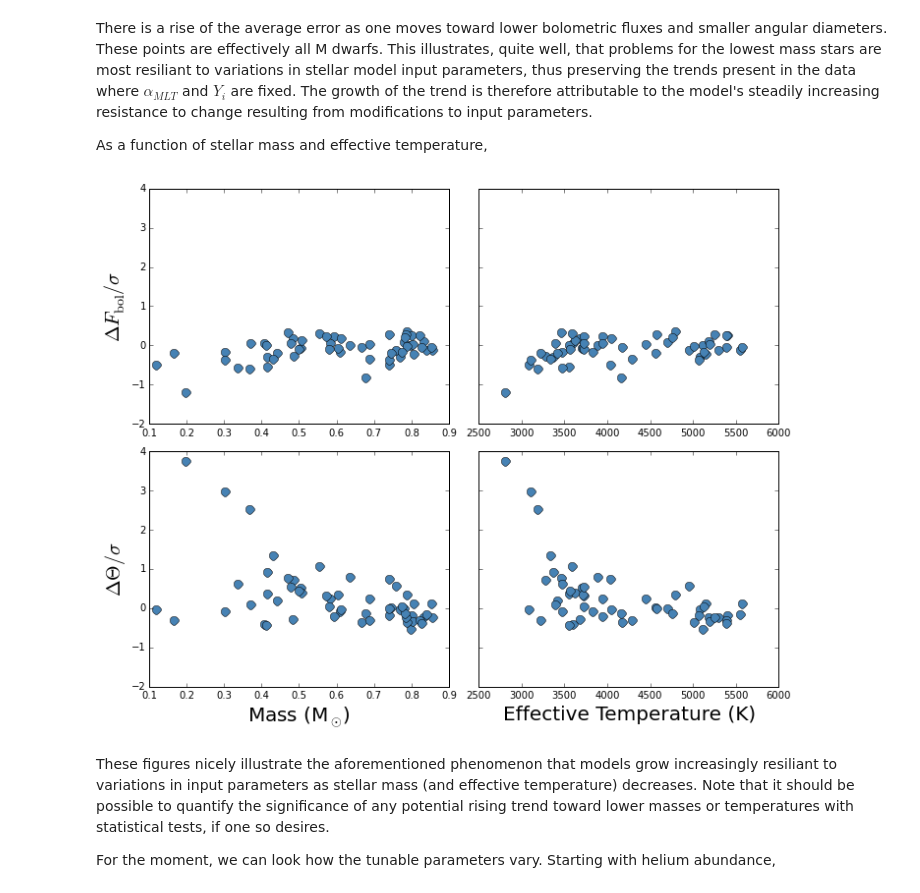
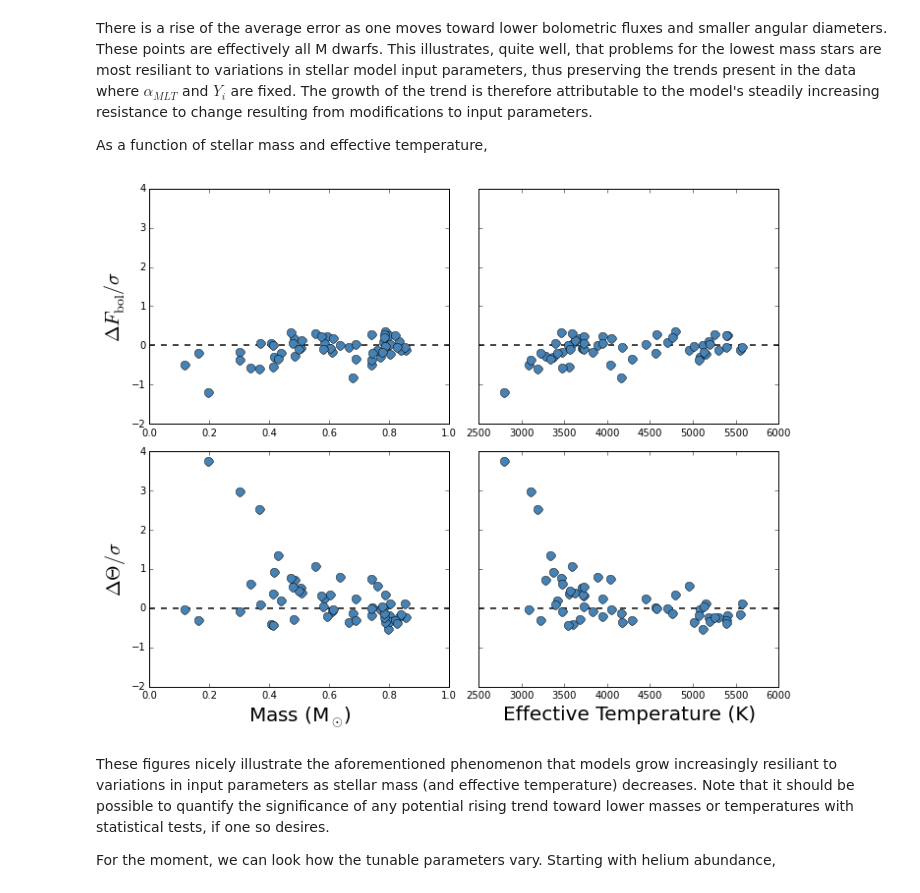
Before and after one commit to gfeiden/Notebook, a Jupyter notebook: Projects/mlt_calib/float_Y_float_alpha.ipynb, the cells around one changed output. Cells and saved outputs as stored; diff of their text form; code cells hidden in the pictures.

```diff
--- a/Projects/mlt_calib/float_Y_float_alpha.ipynb
+++ b/Projects/mlt_calib/float_Y_float_alpha.ipynb
@@ -108,22 +112,26 @@ As a function of stellar mass and effective temperature,
 # %%
 fig, ax = plt.subplots(2, 2, figsize=(10, 8), sharex=False, sharey=True)
 
 ax[1, 0].set_xlabel('Mass (M$_{\\odot}$)', fontsize=20.)
 ax[1, 1].set_xlabel('Effective Temperature (K)', fontsize=20.)
 ax[1, 0].set_ylabel('$\\Delta \\Theta / \\sigma$', fontsize=20.)
 ax[0, 0].set_ylabel('$\\Delta F_{\\rm bol} / \\sigma$', fontsize=20.)
 
-# vs bolometric flux
+# vs mass
+ax[0, 0].plot([0.0, 1.0], [0.0, 0.0], '--', lw=2, color='#444444')
+ax[1, 0].plot([0.0, 1.0], [0.0, 0.0], '--', lw=2, color='#444444')
 ax[0, 0].plot(data[:, 0], dFbol_sigma, 'o', markersize=9.0, color='#4682B4')
 ax[1, 0].plot(data[:, 0], dTheta_sigma, 'o', markersize=9.0, color='#4682B4')
 
-# vs angular diameter
+# vs effective temperature
+ax[0, 1].plot([2500., 6000.], [0.0, 0.0], '--', lw=2, color='#444444')
+ax[1, 1].plot([2500., 6000.], [0.0, 0.0], '--', lw=2, color='#444444')
 ax[0, 1].plot(data[:,24], dFbol_sigma, 'o', markersize=9.0, color='#4682B4')
 ax[1, 1].plot(data[:,24], dTheta_sigma, 'o', markersize=9.0, color='#4682B4')
 
 fig.tight_layout()
 # %% [output]
-[figure, old version]
+[figure, new version]
 # %% [markdown]
 These figures nicely illustrate the aforementioned phenomenon that models grow increasingly resiliant to variations in input parameters as stellar mass (and effective temperature) decreases. Note that it should be possible to quantify the significance of any potential rising trend toward lower masses or temperatures with statistical tests, if one so desires.
 
```
Also changed, not shown: parts of 8 cells of this notebook.
